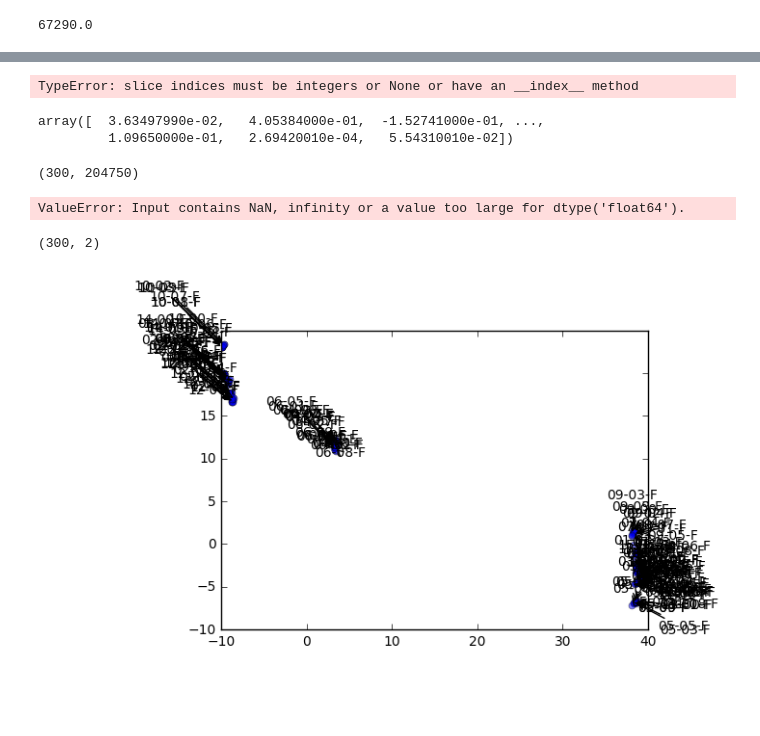
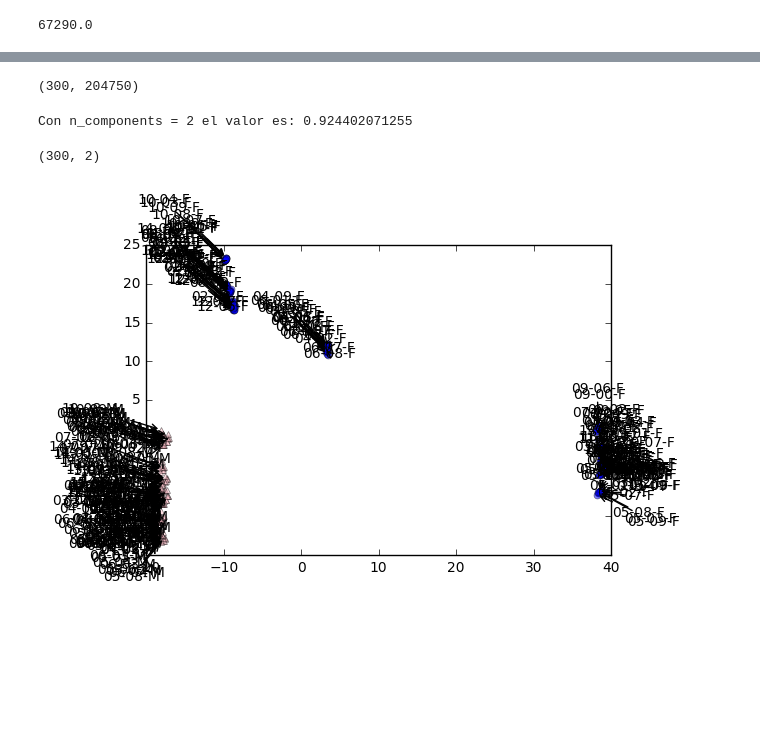
Before and after one commit to pablo1n7/pca_models3d, a Jupyter notebook: pca_model3d.ipynb, the cells around one changed output, grey strips where cells are left out. Drawn from its saved outputs; the diff is of its cells as text; code cells hidden in the pictures; blank space fills up the shorter version.

```diff
--- a/pca_model3d.ipynb
+++ b/pca_model3d.ipynb
@@ -84,18 +81,0 @@ TypeError: slice indices must be integers or None or have an __index__ method
-# %%
-#alternativa
-x_values = []
-id_values = []
-for _xs,_ys,_zs,_id in zip(xs,ys,zs,ids):
-    #person_values = np.zeros(max_len)
-    person_values = []
-    p_values = np.zeros(min_len*3)
-    for x,y,z in zip (_xs,_ys,_zs):
-        #id_values.append(_id)
-        person_values.append(x)
-        person_values.append(y)
-        person_values.append(z)
-    p_values[0:(min_len*3)-1] = person_values[0:(min_len*3)-1]
-    x_values.append(p_values)
-x_values = np.array(x_values)
-# %% [output]
-TypeError: slice indices must be integers or None or have an __index__ method
@@ -104,10 +82,3 @@ person_values[0:(min_len*3)-1]
-# %%
-x_values[x_values == 0] = np.nan
-# %%
-x_values[~np.isnan(x_values)]
-# %% [output]
-array([  3.63497990e-02,   4.05384000e-01,  -1.52741000e-01, ...,
-         1.09650000e-01,   2.69420010e-04,   5.54310010e-02])
 # %%
 x_values.shape
 # %% [output]
@@ -119,7 +90,7 @@ pca = decomposition.PCA(n_components=2,svd_solver='randomized')
 pca.fit(x_values)
 print "Con n_components = {} el valor es: {} ".format(2,pca.explained_variance_ratio_.sum())
 # %% [output]
-ValueError: Input contains NaN, infinity or a value too large for dtype('float64').
+Con n_components = 2 el valor es: 0.924402071255
 # %%
 x_out = pca.transform(x_values)
 x_out.shape
@@ -127,20 +98,18 @@ x_out.shape
 (300, 2)
 # %%
 
-plt.plot(x_out[0:150,0],x_out[0:150,1], 'o', markersize=5, color='blue', alpha=0.5, label=ids)
-#plt.plot(x_out[150:300,0],x_out[150:300,1], '^', markersize=5, color='pink', alpha=0.5, label='class2')
+plt.plot(x_out[0:150,0],x_out[0:150,1], 'o', markersize=5, color='blue', alpha=0.5)
+plt.plot(x_out[150:300,0],x_out[150:300,1], '^', markersize=5, color='pink', alpha=0.5)
 plt.axes().set_aspect('equal')
-#plt.plot(x_out[20:40,0], x_out[20:40,1], '^', markersize=7, color='red', alpha=0.5, label='class2')
-#plt.legend()
 for label, x, y in zip(ids, x_out[:, 0], x_out[:, 1]):
     text_pos  = random.randint(-20,20)
     plt.annotate(
         label,
         xy = (x, y), xytext = (x+text_pos, y-text_pos),
         textcoords = 'offset points', ha = 'right', va = 'bottom',
         #bbox = dict(boxstyle = 'round,pad=0.5', fc = 'yellow', alpha = 0.5),
         arrowprops = dict(arrowstyle = '->', connectionstyle = 'arc3,rad=0'))
 
 plt.show()
 # %% [output]
-[figure, old version]
+[figure, new version]
```
Also changed, not shown: parts of 4 cells of this notebook.
